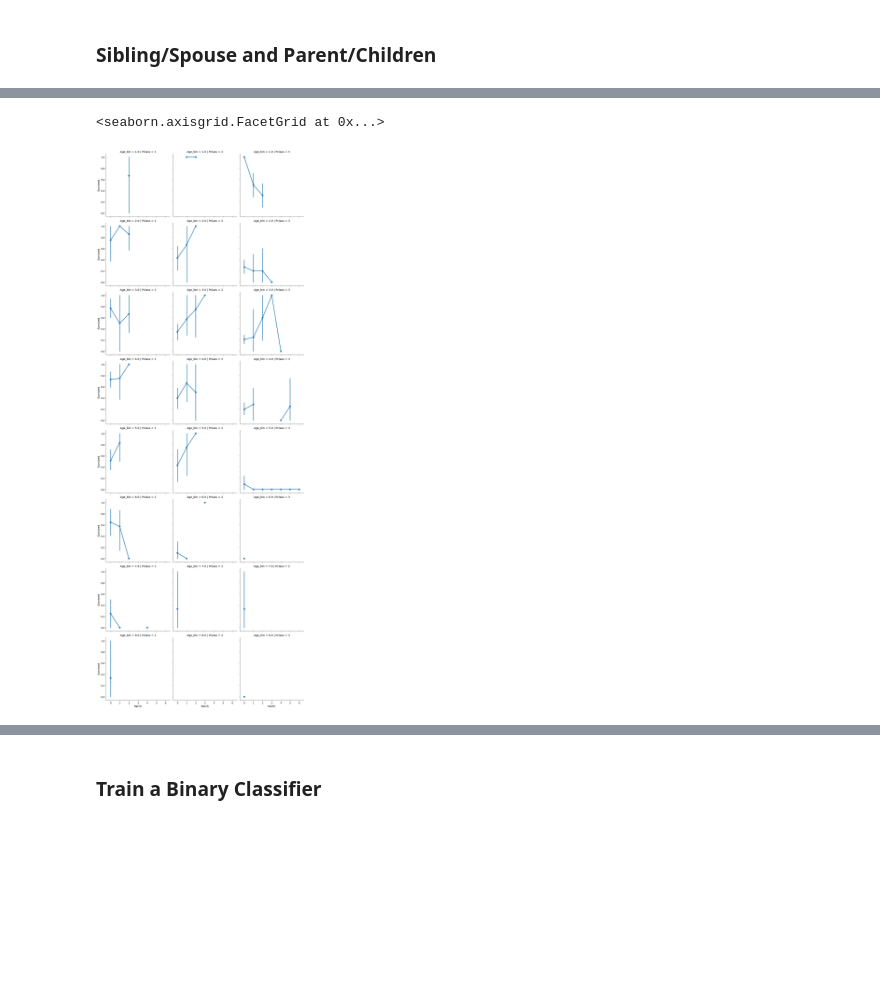
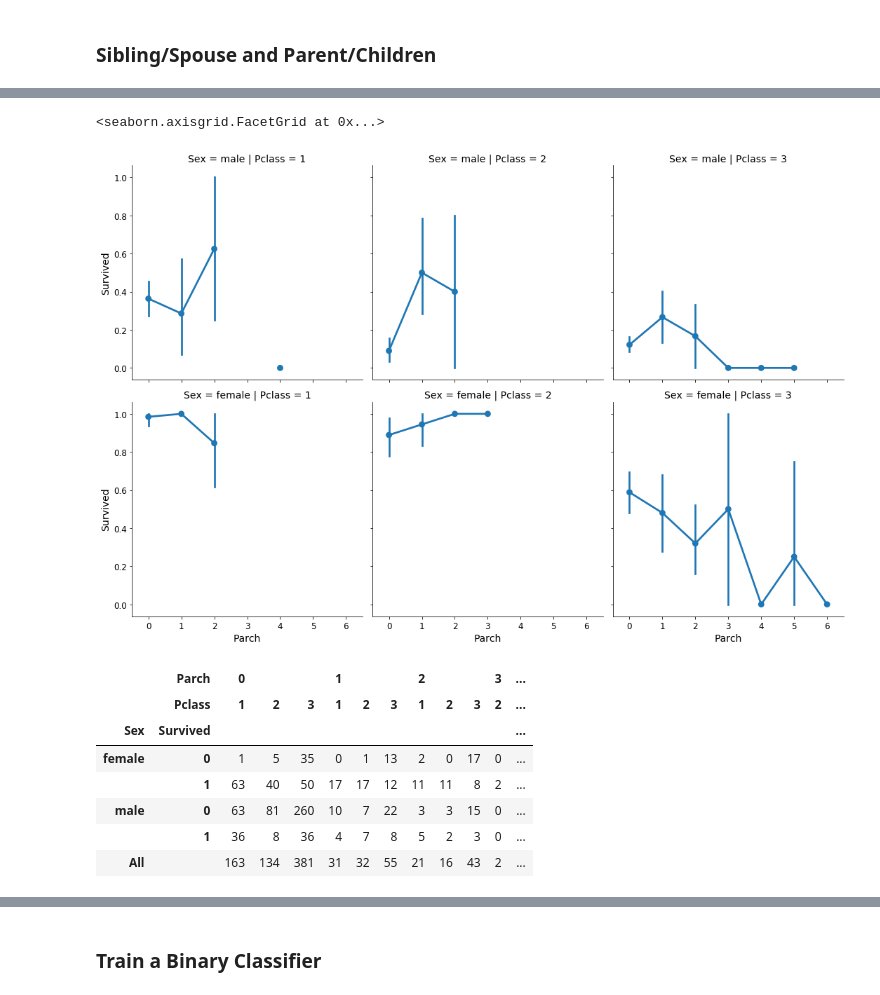
Before and after one commit to SantiB17/Titanic-Comp, a Jupyter notebook: Titanic_notebook.ipynb, the cells around one changed output, grey strips where cells are left out. Drawn from its saved outputs; the diff is of its cells as text; code cells hidden in the pictures; blank space fills up the shorter version.

```diff
--- a/Titanic_notebook.ipynb
+++ b/Titanic_notebook.ipynb
@@ -328,5 +322,16 @@ sns.catplot('Parch', 'Survived', hue='Sex', kind='point', col='Pclass',  data=df
 # %%
-sns.catplot('Parch', 'Survived',kind='point', col='Pclass', row='Age_bin', data=df_train)
+sns.catplot('Parch', 'Survived',kind='point', col='Pclass', row='Sex', data=df_train)
 # %% [output]
 <seaborn.axisgrid.FacetGrid at 0x...>
-[figure, old version]
+[figure, new version]
+# %%
+pd.crosstab([df_train.Sex, df_train.Survived], [df_train.Parch, df_train.Pclass], margins=True).style.background_gradient('autumn_r')
+# %% [output]
+|  | Parch | 0 |  |  | 1 |  |  | 2 |  |  | 3 | ... |
+|  | Pclass | 1 | 2 | 3 | 1 | 2 | 3 | 1 | 2 | 3 | 2 | ... |
+| Sex | Survived |  |  |  |  |  |  |  |  |  |  | ... |
+| female | 0 | 1 | 5 | 35 | 0 | 1 | 13 | 2 | 0 | 17 | 0 | ... |
+|  | 1 | 63 | 40 | 50 | 17 | 17 | 12 | 11 | 11 | 8 | 2 | ... |
+| male | 0 | 63 | 81 | 260 | 10 | 7 | 22 | 3 | 3 | 15 | 0 | ... |
+|  | 1 | 36 | 8 | 36 | 4 | 7 | 8 | 5 | 2 | 3 | 0 | ... |
+| All |  | 163 | 134 | 381 | 31 | 32 | 55 | 21 | 16 | 43 | 2 | ... |
```
Also changed, not shown: parts of 10 cells of this notebook.
